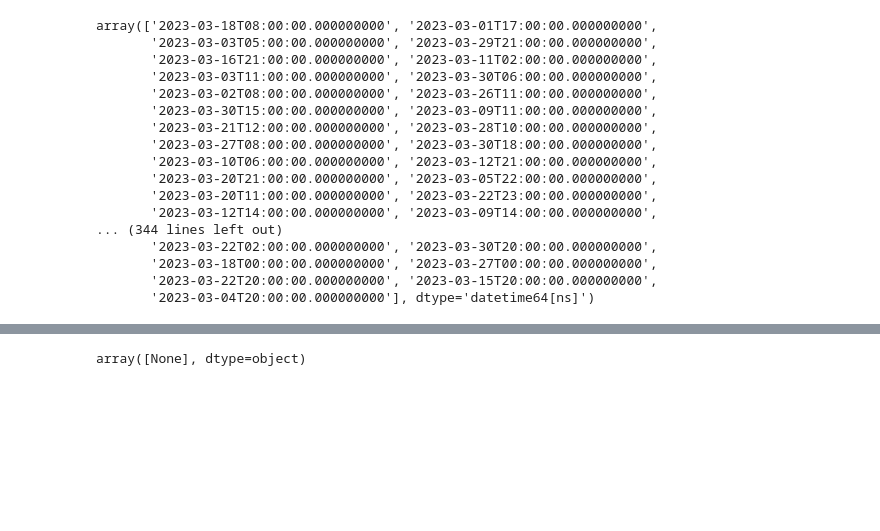
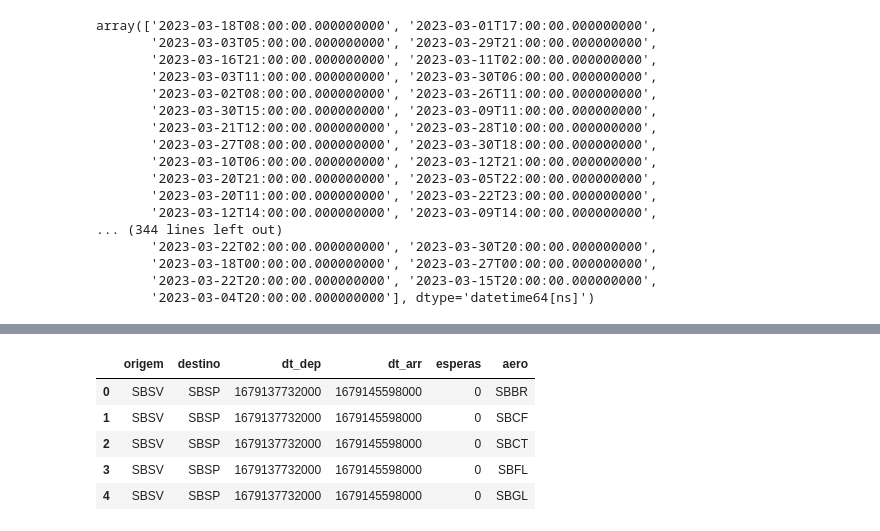
Before and after one commit to lucasgstumpf/DSC-ITA-2023, a Jupyter notebook: src/merge.ipynb, the cells around one changed output, grey strips where cells are left out. Cells and saved outputs as stored; diff of their text form; code cells hidden in the pictures; blank space fills up the shorter version.

```diff
--- a/src/merge.ipynb
+++ b/src/merge.ipynb
@@ -223,4 +219,16 @@ formated_df.head()
 # %%
-formated_df.path.unique()
+# formated_df.path.unique()
-# %% [output]
-array([None], dtype=object)
+# %%
+def dropColumns(df, columns):
+    df = df.drop(columns=columns, axis = 1)
+    return df
+
+formated_df = dropColumns(formated_df, ['flightid', 'hora_ref', 'snapshot_radar', 'hora_formatted'])
+formated_df.head()
+# %% [output]
+|  | origem | destino | dt_dep | dt_arr | esperas | aero |
+| 0 | SBSV | SBSP | 1679137732000 | 1679145598000 | 0 | SBBR |
+| 1 | SBSV | SBSP | 1679137732000 | 1679145598000 | 0 | SBCF |
+| 2 | SBSV | SBSP | 1679137732000 | 1679145598000 | 0 | SBCT |
+| 3 | SBSV | SBSP | 1679137732000 | 1679145598000 | 0 | SBFL |
+| 4 | SBSV | SBSP | 1679137732000 | 1679145598000 | 0 | SBGL |
```
Also changed, not shown: parts of 8 cells of this notebook, 1 other file.
